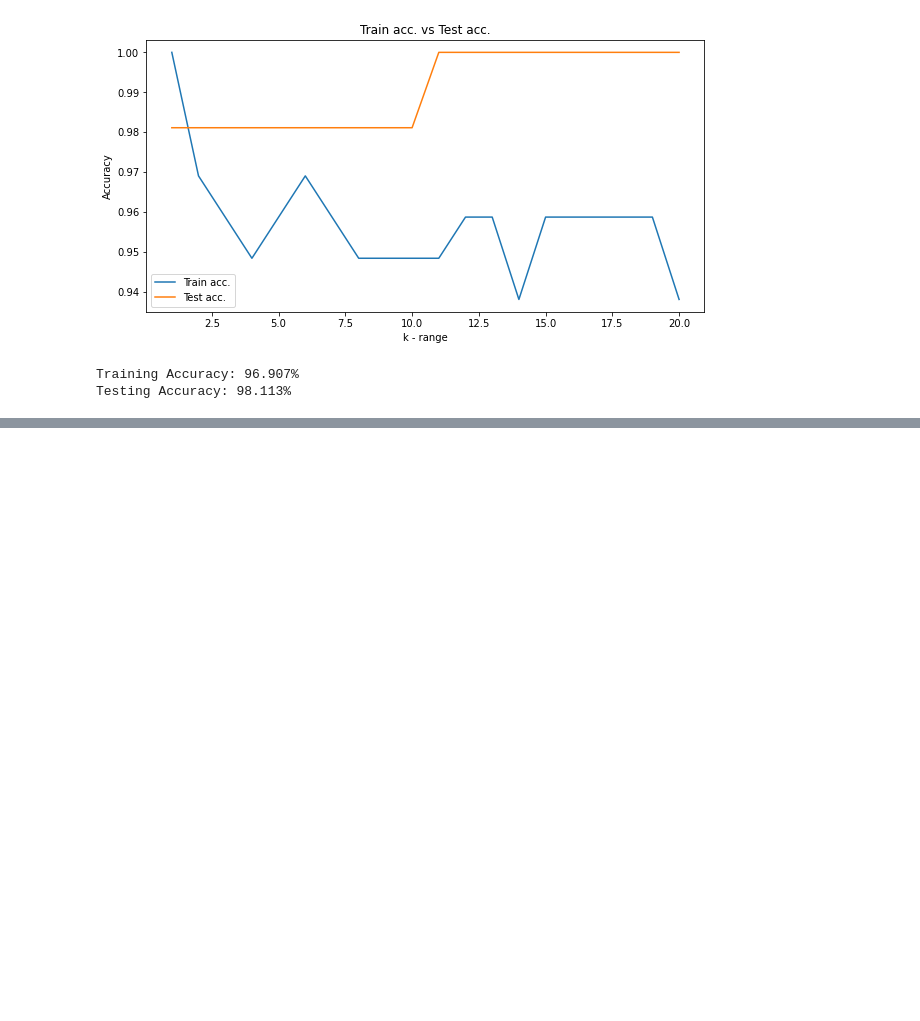
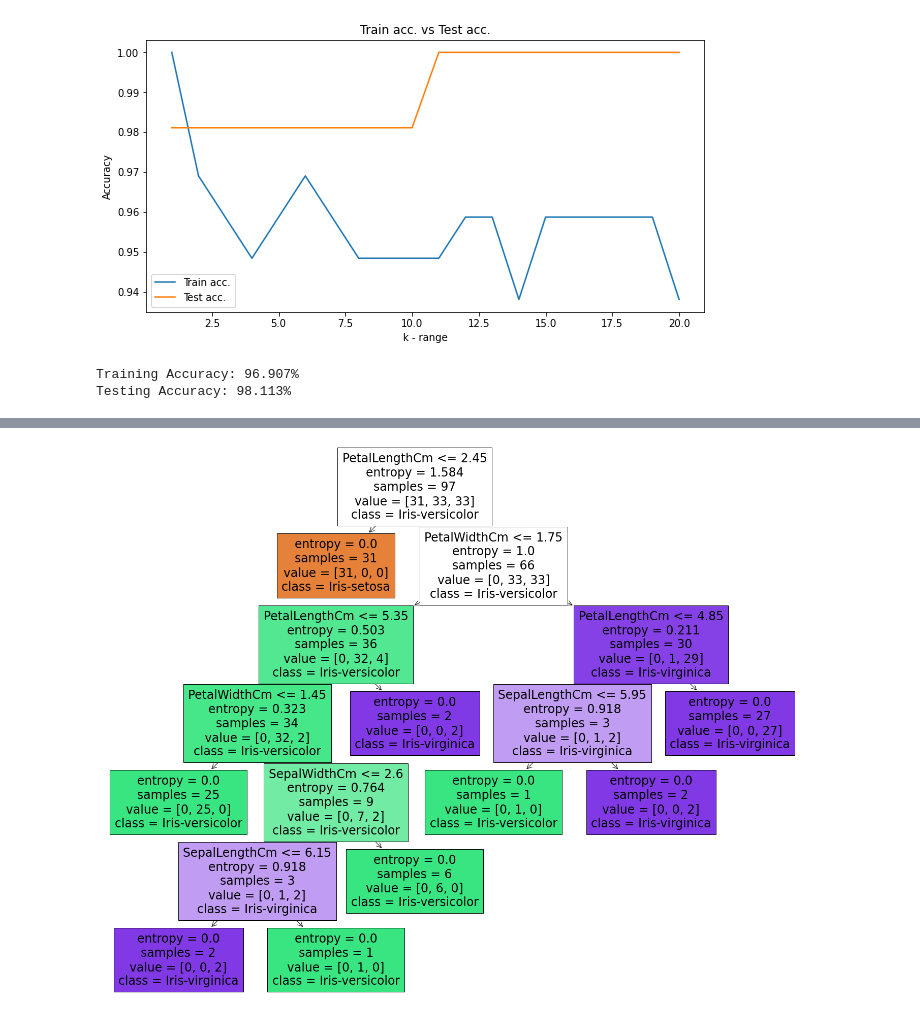
Before and after one commit to pravallika-1305/WISE_ML, a Jupyter notebook: Supervised_Learning.ipynb, the cells around one changed output, grey strips where cells are left out. Drawn from its saved outputs; the diff is of its cells as text; code cells hidden in the pictures; blank space fills up the shorter version.

```diff
--- a/Supervised_Learning.ipynb
+++ b/Supervised_Learning.ipynb
@@ -126,0 +174,6 @@ Testing Accuracy: 98.113%
+# %%
+fig = plt.figure(figsize=(25, 20))
+plot_tree(dt_model, filled=True, feature_names=features.columns, class_names=data['Species'].unique())
+plt.show()
+# %% [output]
+[figure, added]
```
Also changed, not shown: parts of 10 cells of this notebook.
